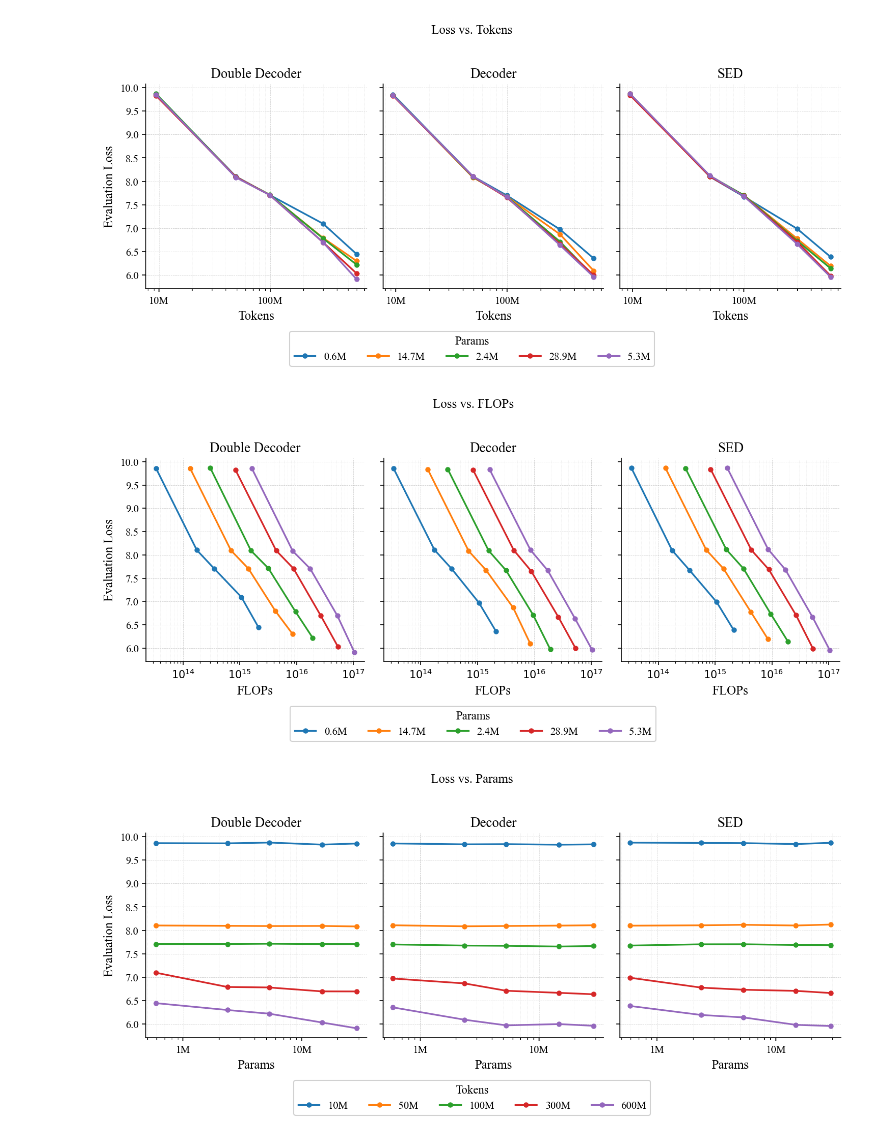
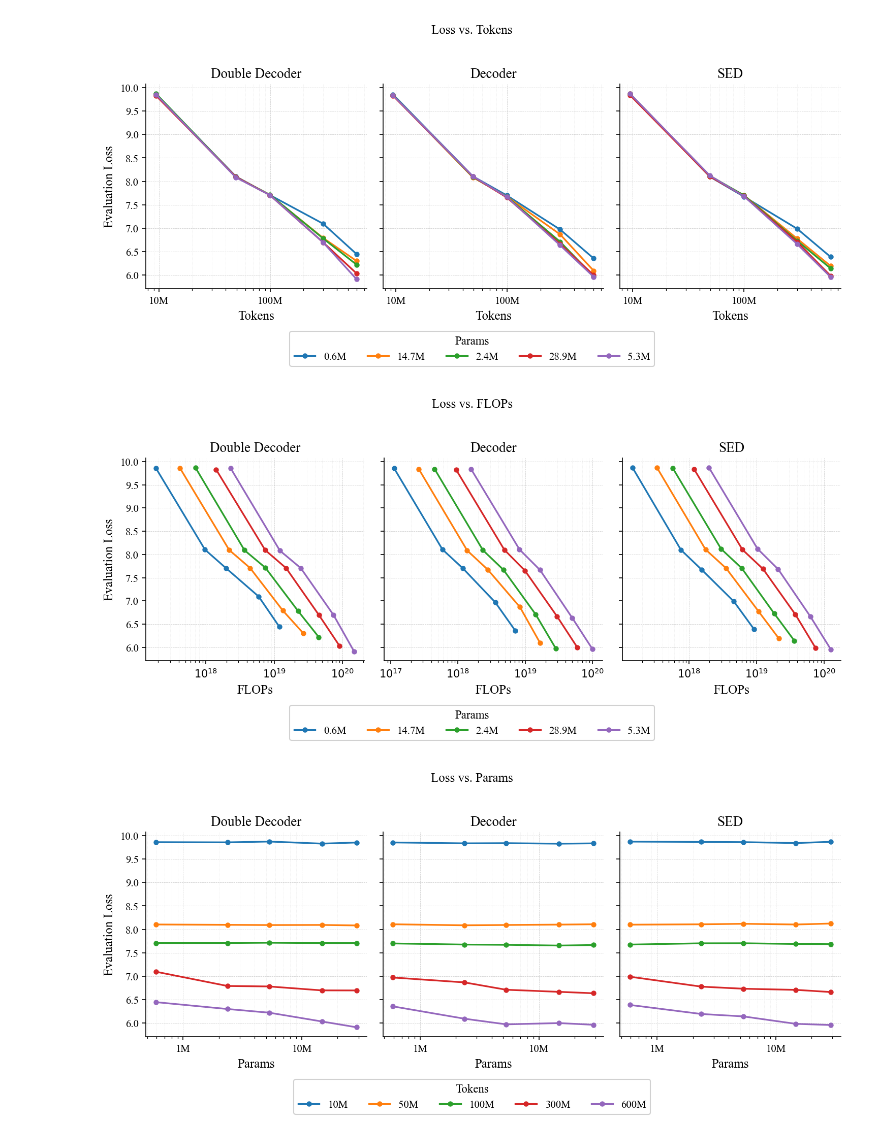
Before and after one commit to ashlab11/block-based-double-decoder, a Jupyter notebook: evals/scaling_laws.ipynb, the cells around one changed output. Saved outputs shown, nothing was run; the diff lists cells and outputs as text; code cells hidden in the pictures.

Commit message:
changed flop calculation

```diff
--- a/evals/scaling_laws.ipynb
+++ b/evals/scaling_laws.ipynb
@@ -123,7 +169,7 @@ fig, axes = plt.subplots(1, 3, figsize=(10, 4), sharey=True)
 for ax, model_type, param_type in zip(axes, model_types, params_org):
     for i, size_label in enumerate(param_type):
         losses = [data[token][size_label]["final_eval_loss"] for token in tokens]
-        flops  = [6 * data[token][size_label]["non_emb_params"] * data[token][size_label]["tokens_seen"] for token in tokens]
+        flops = [compute_flops(data[token][size_label]) for token in tokens]
         ax.plot(
             flops, losses,
             color=colors[i],
@@ -131,34 +177,34 @@ for ax, model_type, param_type in zip(axes, model_types, params_org):
             markersize=4,
             linewidth=1.6,
             label=size_label,
         )
     ax.set_title(arch_labels.get(model_type, model_type))
     ax.set_xlabel("FLOPs")
     ax.set_xscale("log")
     ax.grid(True, which="both",  linestyle="--", linewidth=0.4, alpha=0.6)
     ax.grid(True, which="minor", linestyle=":",  linewidth=0.3, alpha=0.4)
     ax.spines["top"].set_visible(False)
     ax.spines["right"].set_visible(False)
     ax.xaxis.set_major_formatter(FuncFormatter(flops_fmt))
 
 axes[0].set_ylabel("Evaluation Loss")
 
 # Shared legend below all subplots
 handles, _ = axes[0].get_legend_handles_labels()
 fig.legend(
     handles, params,
     title="Params",
     loc="lower center",
     bbox_to_anchor=(0.5, -0.12),
     ncol=5,
     frameon=True, framealpha=0.9, edgecolor="0.8",
 )
 
 fig.suptitle("Loss vs. FLOPs", y=1.02, fontsize=12)
 plt.tight_layout()
 plt.show()
 # %% [output]
-[figure, old version]
+[figure, new version]
 # %%
 # For fixed numbers of tokens, plot loss vs parameter size
 fig, axes = plt.subplots(1, 3, figsize=(10, 4), sharey=True)
```
Also changed, not shown: parts of 2 cells of this notebook.
